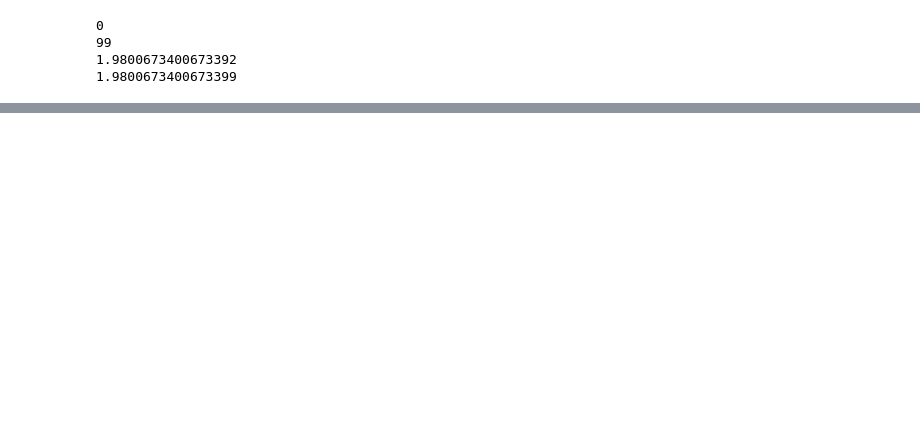
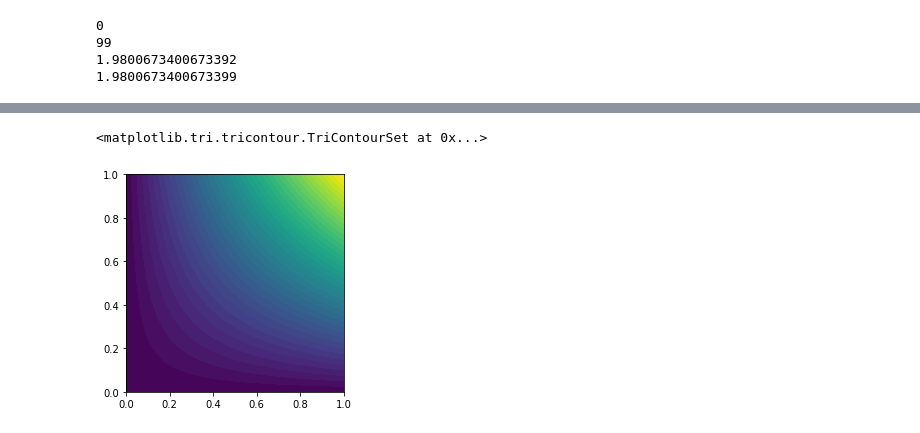
Before and after one commit to eliaslm/thesis, a Jupyter notebook: experiments.ipynb, the cells around one changed output, grey strips where cells are left out. Saved outputs shown, nothing was run; the diff lists cells and outputs as text; code cells hidden in the pictures; blank space fills up the shorter version.

```diff
--- a/experiments.ipynb
+++ b/experiments.ipynb
@@ -44,0 +67,5 @@ plot(mesh)
+# %%
+plot(f1)
+# %% [output]
+<matplotlib.tri.tricontour.TriContourSet at 0x...>
+[figure, added]
```
Also changed, not shown: parts of 21 cells of this notebook, 3 other files.
